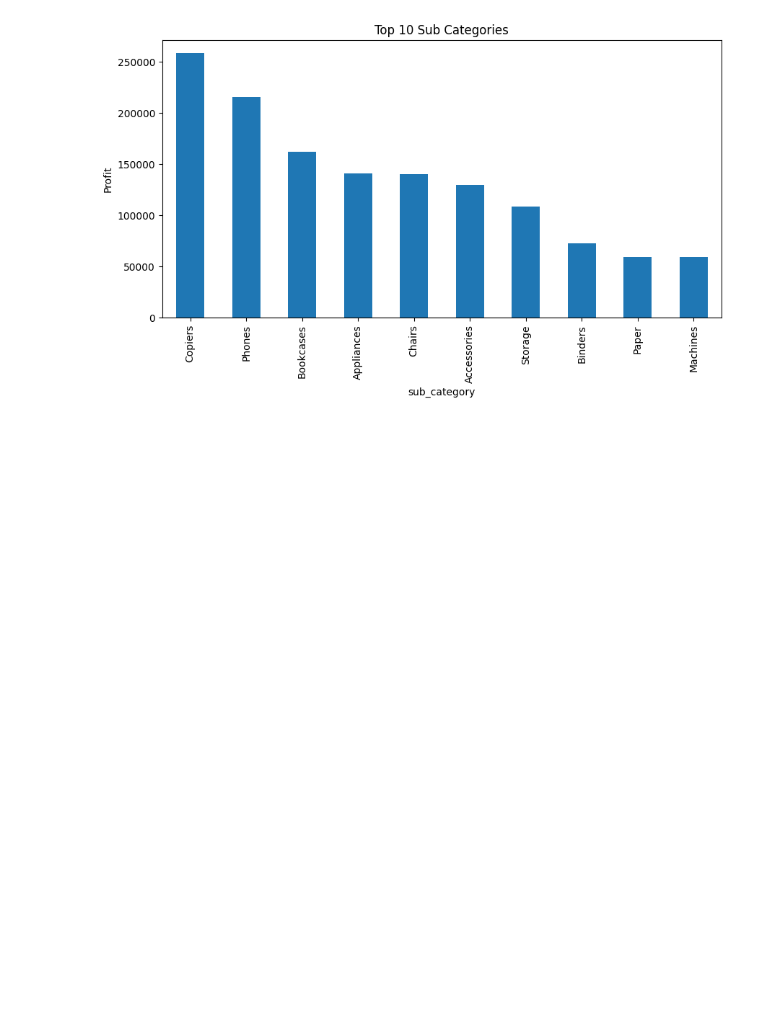
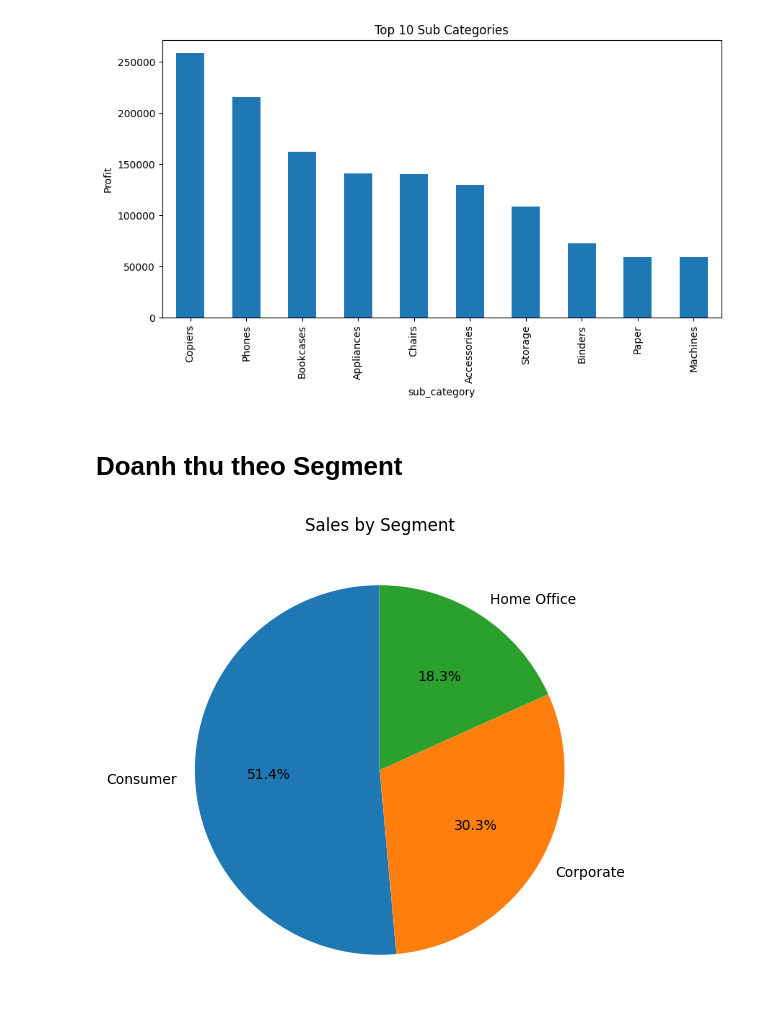
Before and after one commit to Glen0044/DATN---Phantom-Data, a Jupyter notebook: Code/plot/data visualization.ipynb, the cells around one changed output. Saved outputs shown, nothing was run; the diff lists cells and outputs as text; code cells hidden in the pictures; blank space fills up the shorter version.

Commit message:
visualization6

```diff
--- a/Code/plot/data visualization.ipynb
+++ b/Code/plot/data visualization.ipynb
@@ -136,3 +136,22 @@ plt.ylabel("Profit")
 plt.show()
 # %% [output]
 [figure]
+# %% [markdown]
+# Doanh thu theo Segment
+# %%
+segment_sales = df.groupby("segment")["sales"].sum()
+
+plt.figure(figsize=(6,6))
+
+plt.pie(
+    segment_sales,
+    labels=segment_sales.index,
+    autopct="%1.1f%%",
+    startangle=90
+)
+
+plt.title("Sales by Segment")
+
+plt.show()
+# %% [output]
+[figure, added]
```
